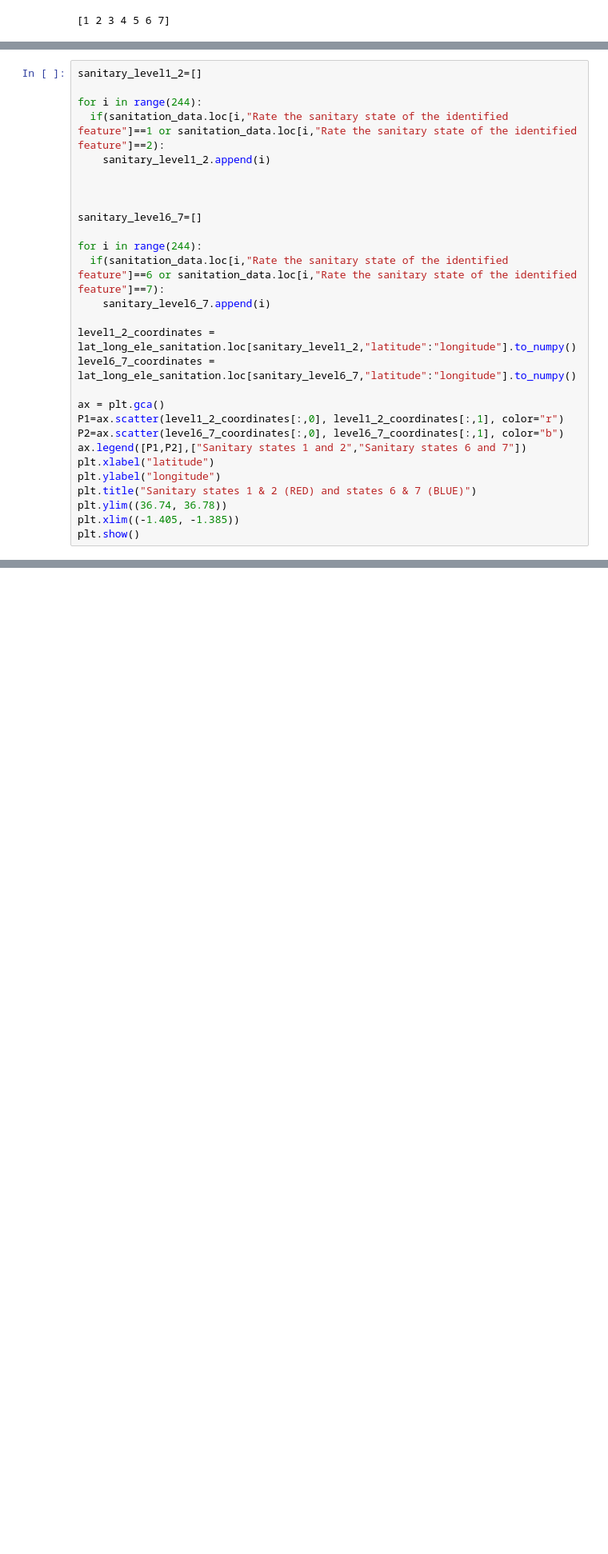
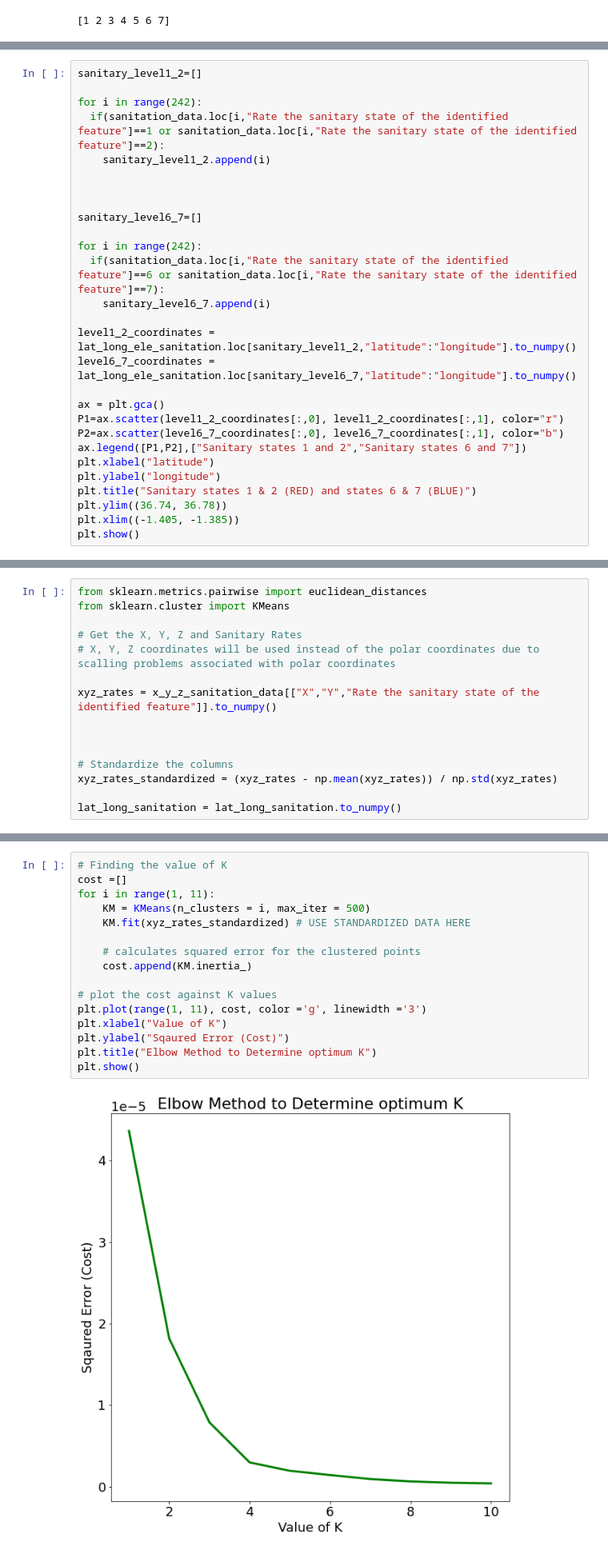
Before and after one commit to ruslanmasinjila/-CHOLERA-HYPER-SURVEILLANCE, a Jupyter notebook: cholera_hyper_surveillance.ipynb, the cells around one changed output, grey strips where cells are left out. Shown at 80% size. Saved outputs shown, nothing was run; the diff lists cells and outputs as text; blank space fills up the shorter version.

Commit message:
completed K-means

```diff
--- a/cholera_hyper_surveillance.ipynb
+++ b/cholera_hyper_surveillance.ipynb
@@ -531,7 +531,7 @@ This section is more or less a more general case of SECTION 2.2.2. The following
 # %%
 sanitary_level1_2=[]
 
-for i in range(244):
+for i in range(242):
   if(sanitation_data.loc[i,"Rate the sanitary state of the identified feature"]==1 or sanitation_data.loc[i,"Rate the sanitary state of the identified feature"]==2):
     sanitary_level1_2.append(i)
 
@@ -539,7 +539,7 @@ for i in range(244):
 
 sanitary_level6_7=[]
 
-for i in range(244):
+for i in range(242):
   if(sanitation_data.loc[i,"Rate the sanitary state of the identified feature"]==6 or sanitation_data.loc[i,"Rate the sanitary state of the identified feature"]==7):
     sanitary_level6_7.append(i)
 
@@ -562,0 +571,15 @@ The above plot shows that the low santary states 1 and 2 appear in more dense cl
+# %%
+from sklearn.metrics.pairwise import euclidean_distances
+from sklearn.cluster import KMeans
+
+# Get the X, Y, Z and Sanitary Rates
+# X, Y, Z coordinates will be used instead of the polar coordinates due to scalling problems associated with polar coordinates
+
+xyz_rates = x_y_z_sanitation_data[["X","Y","Rate the sanitary state of the identified feature"]].to_numpy()
+
+
+
+# Standardize the columns
+xyz_rates_standardized = (xyz_rates - np.mean(xyz_rates)) / np.std(xyz_rates)
+
+lat_long_sanitation = lat_long_sanitation.to_numpy()
@@ -562,0 +588,18 @@ The above plot shows that the low santary states 1 and 2 appear in more dense cl
+# %%
+# Finding the value of K
+cost =[]
+for i in range(1, 11):
+    KM = KMeans(n_clusters = i, max_iter = 500)
+    KM.fit(xyz_rates_standardized) # USE STANDARDIZED DATA HERE
+
+    # calculates squared error for the clustered points
+    cost.append(KM.inertia_)
+
+# plot the cost against K values
+plt.plot(range(1, 11), cost, color ='g', linewidth ='3')
+plt.xlabel("Value of K")
+plt.ylabel("Sqaured Error (Cost)")
+plt.title("Elbow Method to Determine optimum K")
+plt.show()
+# %% [output]
+[figure, added]
```
Also changed, not shown: parts of 11 cells of this notebook.
